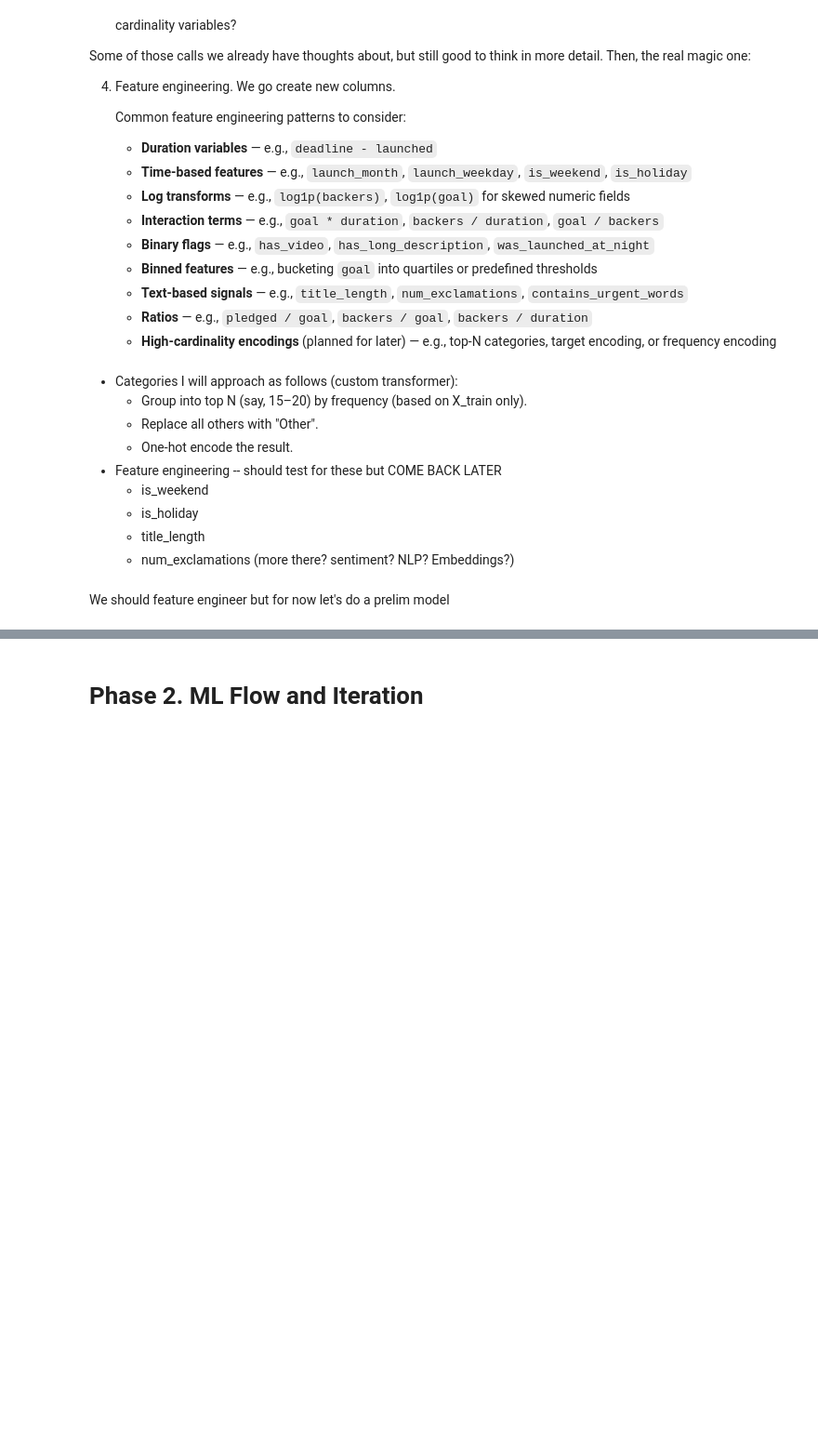
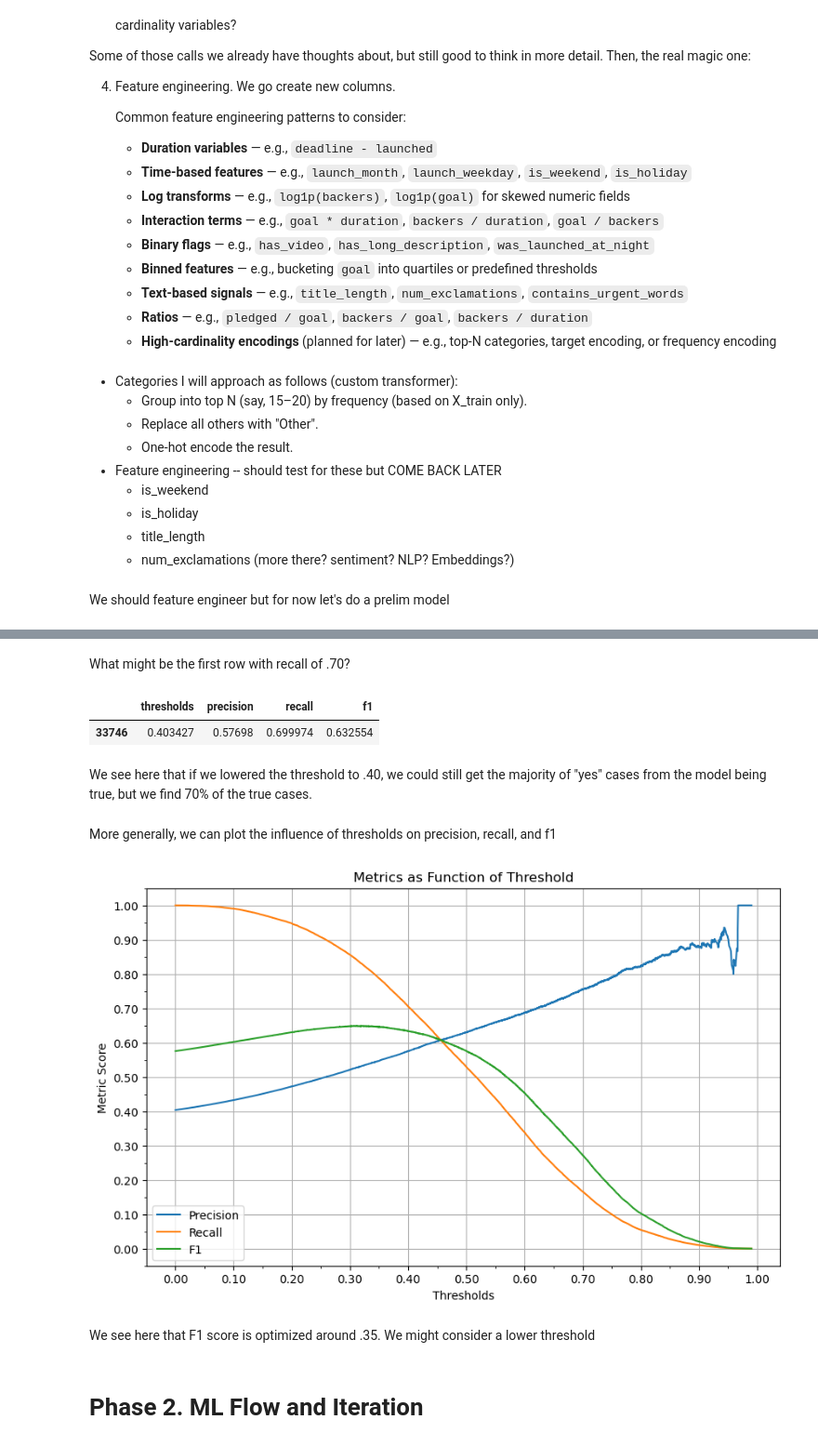
Before and after one commit to tomcarpenter/ml-workflow-tutorials, a Jupyter notebook: kickstarter/01-kickstarter-xgboost-workflow-example.ipynb, the cells around one changed output, grey strips where cells are left out. Shown at 93% size. Drawn from its saved outputs; the diff is of its cells as text; code cells hidden in the pictures; blank space fills up the shorter version.

```diff
--- a/kickstarter/01-kickstarter-xgboost-workflow-example.ipynb
+++ b/kickstarter/01-kickstarter-xgboost-workflow-example.ipynb
@@ -1783,0 +1895,13 @@ AUC:       0.743
+# %%
+pr = pd.DataFrame(
+    list(zip(
+        thresholds,
+        precision[1:],  #thresholds has one fewer element so line up
+        recall[1:]      #thresholds has one fewer element so line up
+        )),
+    columns = ["thresholds", "precision", "recall"]
+    )
+
+#add F1 score as well
+pr["f1"] = 2 * (pr["precision"] * pr["recall"]) / (pr["precision"] + pr["recall"])
+display(pr)
@@ -1784,2 +1922,45 @@ AUC:       0.743
+# %% [markdown]
+What might be the first row with recall of .70?
+# %%
+(pr
+ .loc[
+    pr["recall"] < .70
+    ]
+ .head(1)
+ )
+# %% [output]
+|  | thresholds | precision | recall | f1 |
+| 33746 | 0.403427 | 0.57698 | 0.699974 | 0.632554 |
+# %% [markdown]
+We see here that if we lowered the threshold to .40, we could still get the majority of "yes" cases from the model being true, but we find 70% of the true cases.
+# %% [markdown]
+More generally, we can plot the influence of thresholds on precision, recall, and f1
+# %%
+import matplotlib.ticker as ticker
+
+plt.figure(figsize=(10, 6))
+plt.plot(pr["thresholds"], pr["precision"], label = "Precision")
+plt.plot(pr["thresholds"], pr["recall"], label = "Recall")
+plt.plot(pr["thresholds"], pr["f1"], label = "F1")
+plt.xlabel("Thresholds")
+plt.ylabel("Metric Score")
+plt.title("Metrics as Function of Threshold")
+plt.legend(loc = "lower left")
+
+ax = plt.gca()
+ax.xaxis.set_major_locator(ticker.MultipleLocator(0.10))  # Change tick spacing (e.g., 0.05)
+ax.xaxis.set_minor_locator(ticker.MultipleLocator(.05))
+ax.xaxis.set_major_formatter(ticker.FormatStrFormatter('%.2f'))  # Format with 2 decimals
+
+ax.yaxis.set_major_locator(ticker.MultipleLocator(0.10))  # Change tick spacing (e.g., 0.05)
+ax.yaxis.set_minor_locator(ticker.MultipleLocator(.05))
+ax.yaxis.set_major_formatter(ticker.FormatStrFormatter('%.2f'))  # Format with 2 decimals
+
+plt.grid(True)
+plt.show()
+# %% [output]
+[figure, added]
+# %% [markdown]
+We see here that F1 score is optimized around .35. We might consider a lower threshold
 # %% [markdown]
 # Phase 2. ML Flow and Iteration
```
Also changed, not shown: parts of 30 cells of this notebook.
